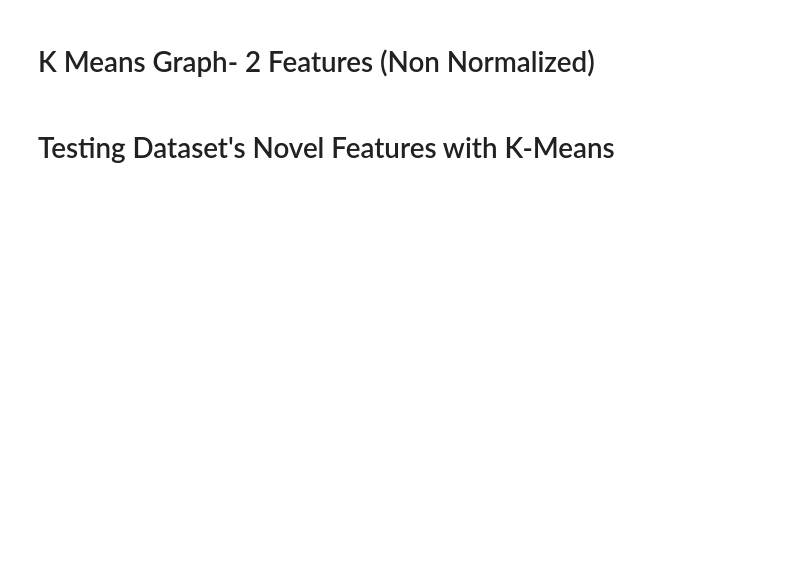
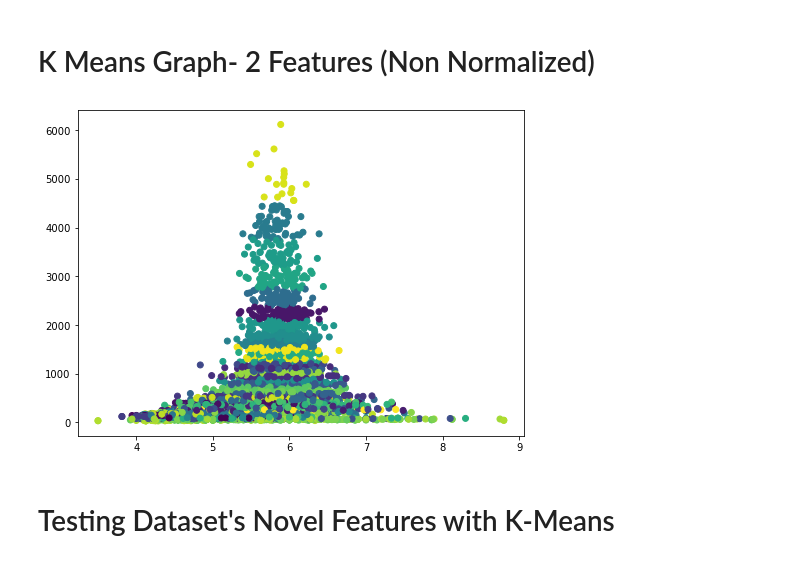
Before and after one commit to gennsev/tclass, a Jupyter notebook: Notebooks/Kmeanswordvectors8dataset.ipynb, the cells around one changed output. Cells and saved outputs as stored; diff of their text form; code cells hidden in the pictures; blank space fills up the shorter version.

```diff
--- a/Notebooks/Kmeanswordvectors8dataset.ipynb
+++ b/Notebooks/Kmeanswordvectors8dataset.ipynb
@@ -59,10 +72,12 @@ plt.show()
 # K Means Graph- 2 Features (Non Normalized)
 # %%
 zipped_data = np.array(list(zip(train.words_len_med, train.lenght)))
-model_3=KMeans(n_clusters=8, init='random').fit(zipped_data)
+model_3=KMeans(n_clusters=52, init='random').fit(zipped_data)
 plt.figure(figsize=(8, 6))
 plt.scatter(zipped_data[:,0], zipped_data[:,1], c=model_3.labels_.astype(float))
 plt.show()
+# %% [output]
+[figure, added]
 # %% [markdown]
 # Testing Dataset's Novel Features with K-Means
 # %%
```
Also changed, not shown: parts of 7 cells of this notebook, 3 other files.
